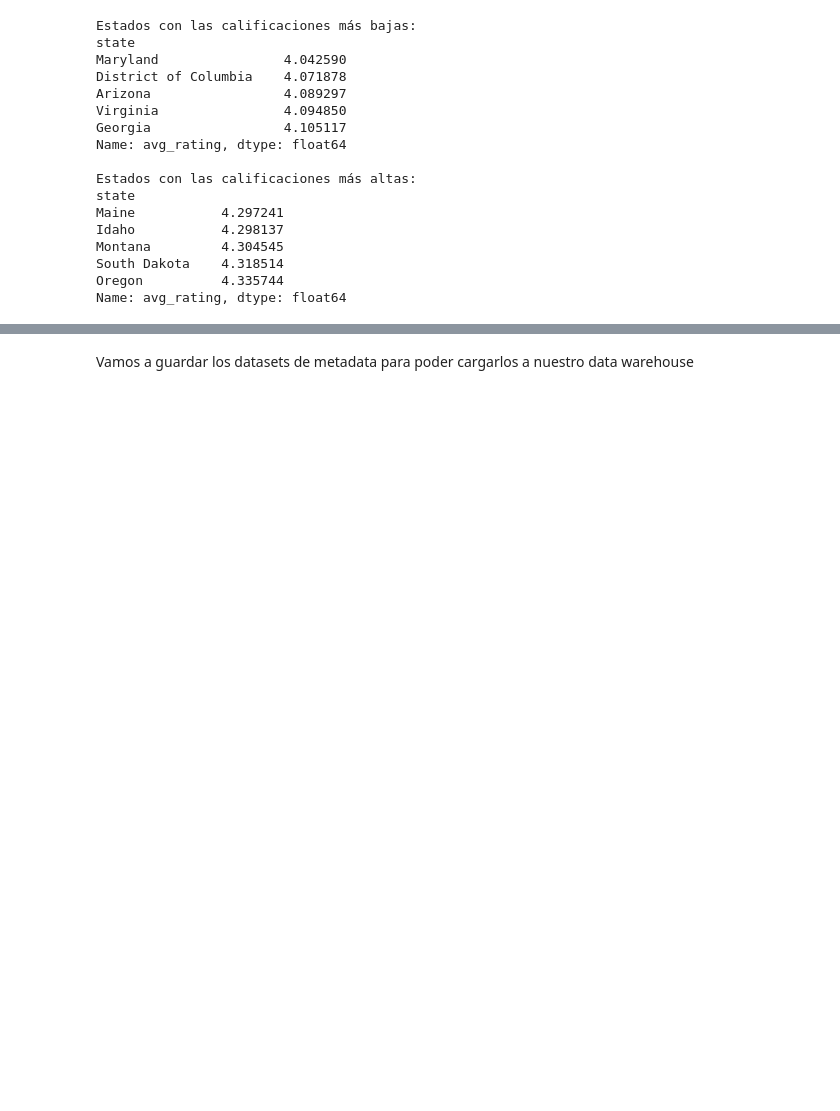
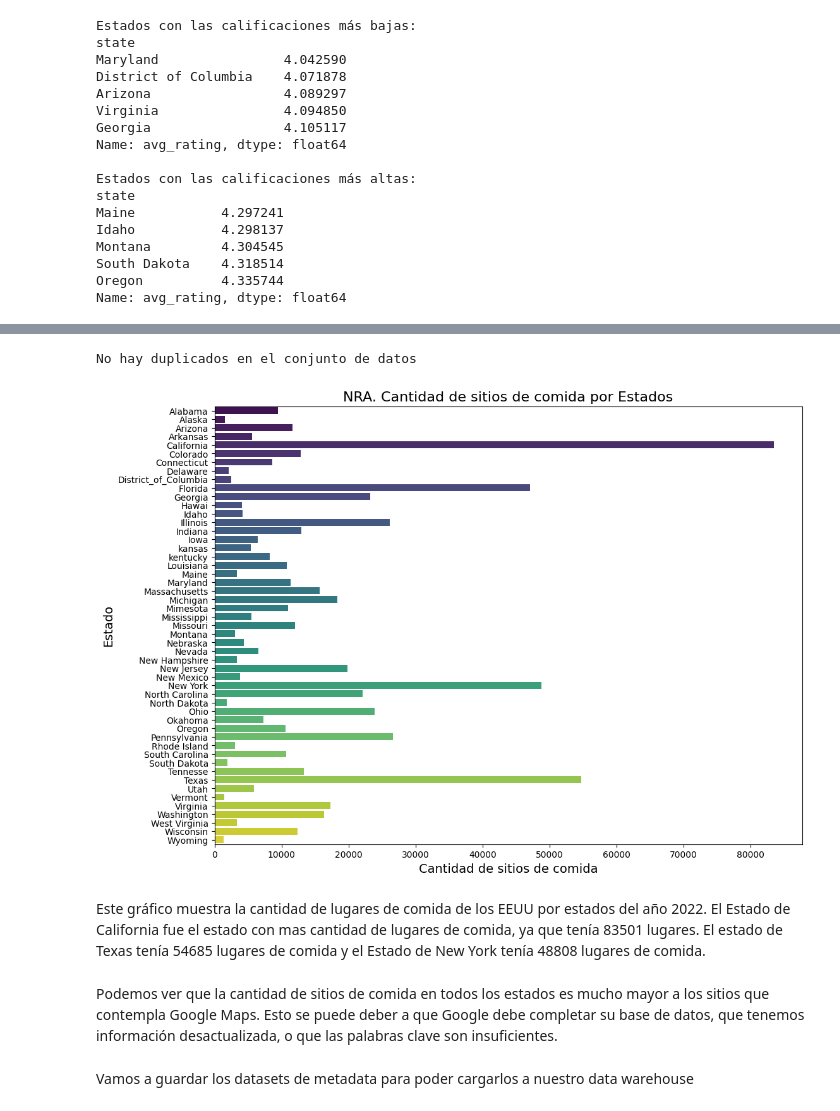
Before and after one commit to claudiogit2019/Proyecto-final, a Jupyter notebook: EDA-GoogleMaps.ipynb, the cells around one changed output, grey strips where cells are left out. Drawn from its saved outputs; the diff is of its cells as text; code cells hidden in the pictures; blank space fills up the shorter version.

```diff
--- a/EDA-GoogleMaps.ipynb
+++ b/EDA-GoogleMaps.ipynb
@@ -807,0 +844,2 @@ Name: avg_rating, dtype: float64
+# %%
+nra = pd.read_excel('Datasets\RestaurantEEUU.xlsx')
@@ -808,3 +881,35 @@ Name: avg_rating, dtype: float64
+# %%
+# Análisis de la cantidad duplicados
+
+duplicates = nra.duplicated(keep = False)
+if duplicates.any():
+    print ("Hay filas duplicadas en el conjunto de datos")
+    print(nra[duplicates])
+else:
+    print("No hay duplicados en el conjunto de datos")
+# %% [output]
+No hay duplicados en el conjunto de datos
+# %%
+# Crear el gráfico de barras
+plt.figure(figsize = (12, 9))
+barplot = sns.barplot(x = nra["Cantidad_de_lugares_comida"], y =  nra["Estados"], palette = "viridis")
+
+# Configurar el título y los ejes
+plt.title('NRA. Cantidad de sitios de comida por Estados', fontsize = 16)
+plt.xlabel('Cantidad de sitios de comida', fontsize = 14)
+plt.ylabel('Estado', fontsize = 14)
+
+# Mostrar el gráfico
+plt.show()
+
+# Muestra el gráfico
+plt.show()
+# %% [output]
+[figure, added]
+# %% [markdown]
+Este gráfico muestra la cantidad de lugares de comida de los EEUU por estados del año 2022. El Estado de California fue el estado con mas cantidad de lugares de comida, ya que tenía 83501 lugares. El estado de Texas tenía 54685 lugares de comida y el Estado de New York tenía 48808 lugares de comida.
+# %% [markdown]
+Podemos ver que la cantidad de sitios de comida en todos los estados es mucho mayor a los sitios que contempla Google Maps. Esto se puede deber a que Google debe completar su base de datos, que tenemos información desactualizada, o que las palabras clave son insuficientes.
 # %% [markdown]
 Vamos a guardar los datasets de metadata para poder cargarlos a nuestro data warehouse
 # %%
```
Also changed, not shown: parts of 21 cells of this notebook.
